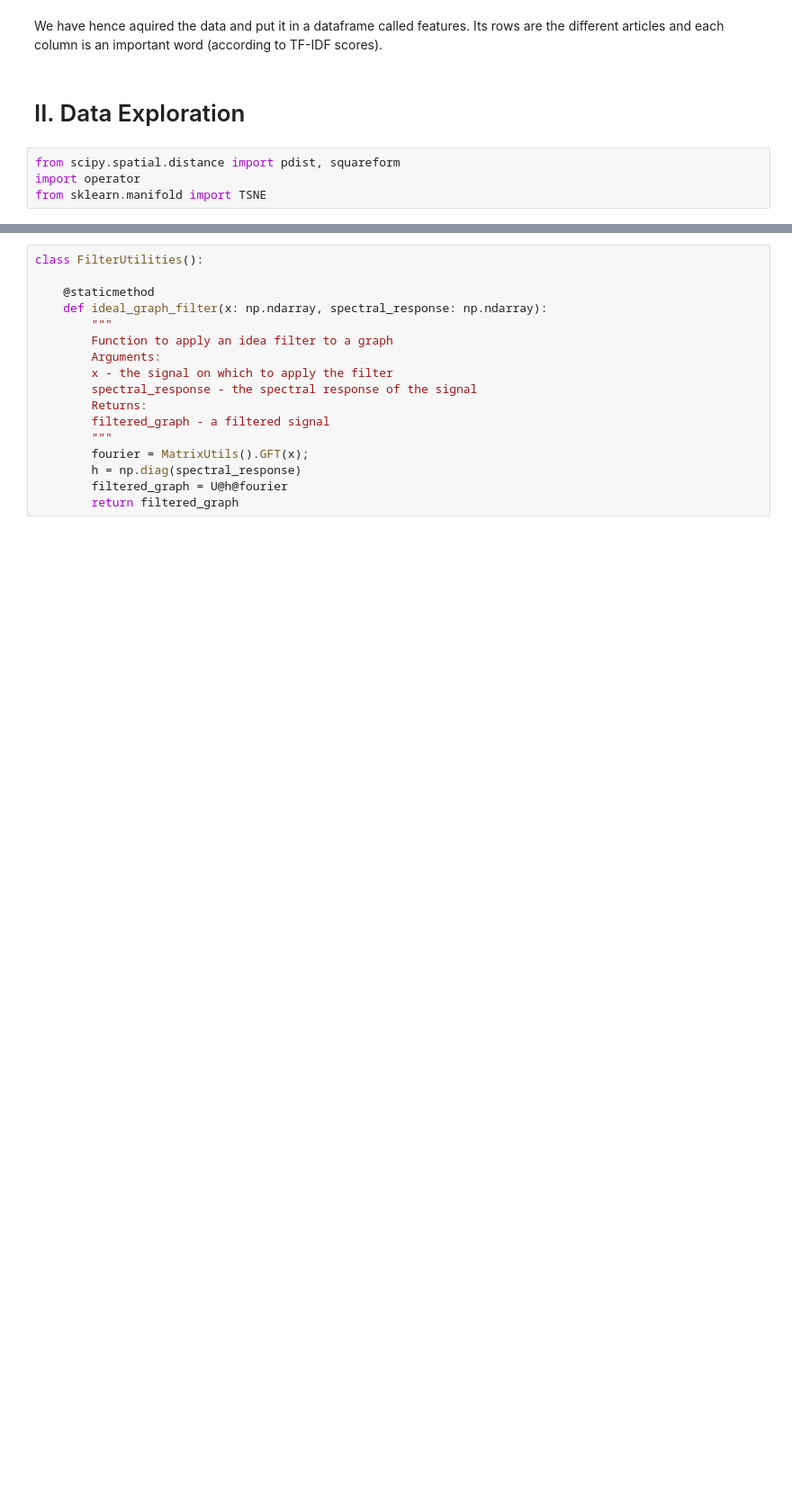
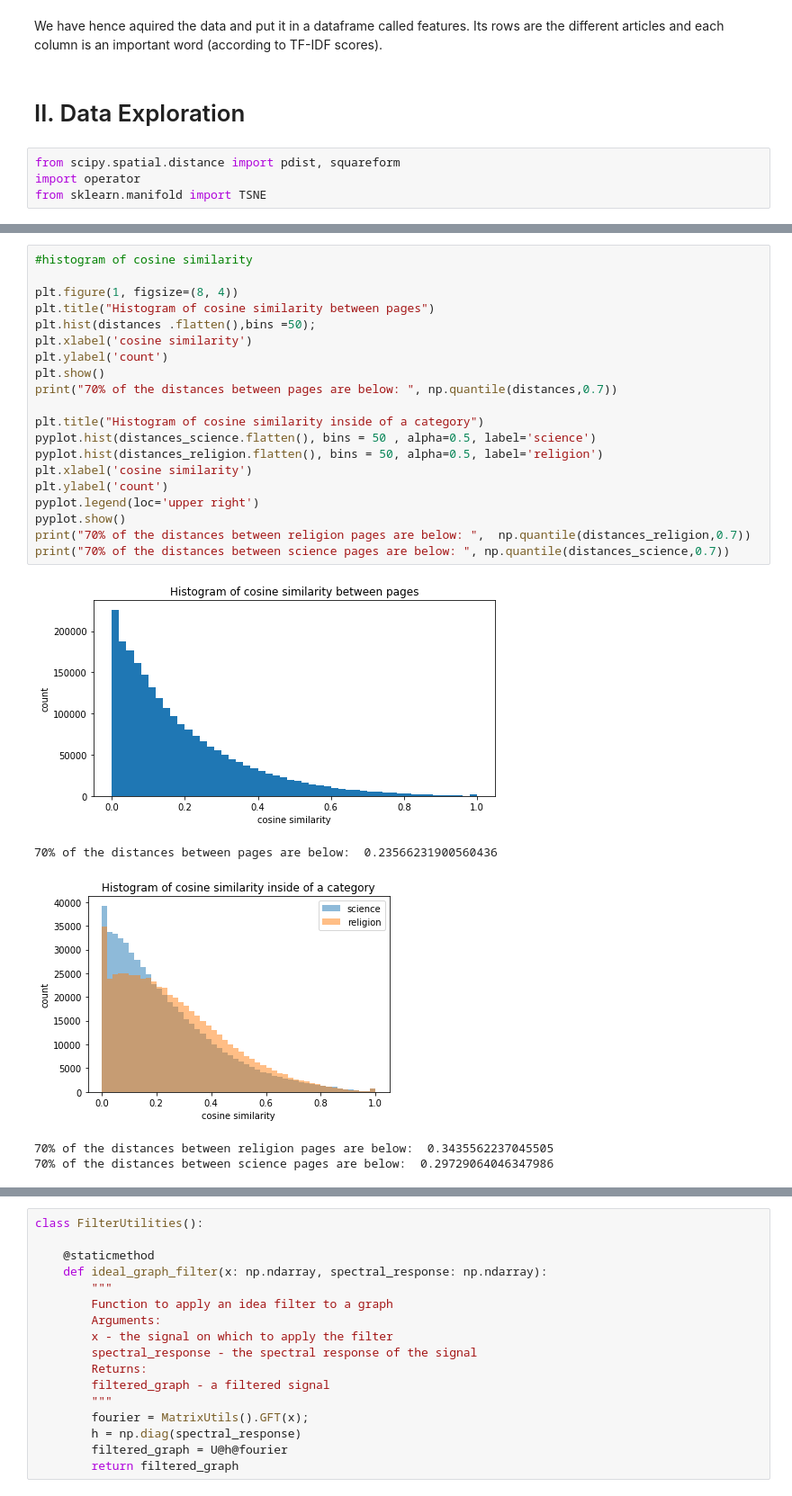
Before and after one commit to aaag97/ntds-projects, a Jupyter notebook: Project/wikipedia.ipynb, the cells around one changed output, grey strips where cells are left out. Shown at 90% size. Cells and saved outputs as stored; diff of their text form; blank space fills up the shorter version.

```diff
--- a/Project/wikipedia.ipynb
+++ b/Project/wikipedia.ipynb
@@ -310,0 +350,26 @@ from sklearn.manifold import TSNE
+# %%
+#histogram of cosine similarity
+
+plt.figure(1, figsize=(8, 4))
+plt.title("Histogram of cosine similarity between pages")
+plt.hist(distances .flatten(),bins =50);
+plt.xlabel('cosine similarity')
+plt.ylabel('count')
+plt.show()
+print("70% of the distances between pages are below: ", np.quantile(distances,0.7))
+
+plt.title("Histogram of cosine similarity inside of a category")
+pyplot.hist(distances_science.flatten(), bins = 50 , alpha=0.5, label='science')
+pyplot.hist(distances_religion.flatten(), bins = 50, alpha=0.5, label='religion')
+plt.xlabel('cosine similarity')
+plt.ylabel('count')
+pyplot.legend(loc='upper right')
+pyplot.show()
+print("70% of the distances between religion pages are below: ",  np.quantile(distances_religion,0.7))
+print("70% of the distances between science pages are below: ", np.quantile(distances_science,0.7))
+# %% [output]
+[figure, added]
+70% of the distances between pages are below:  0.23566231900560436
+[figure, added]
+70% of the distances between religion pages are below:  0.3435562237045505
+70% of the distances between science pages are below:  0.29729064046347986
```
Also changed, not shown: parts of 36 cells of this notebook, 1 other file.
